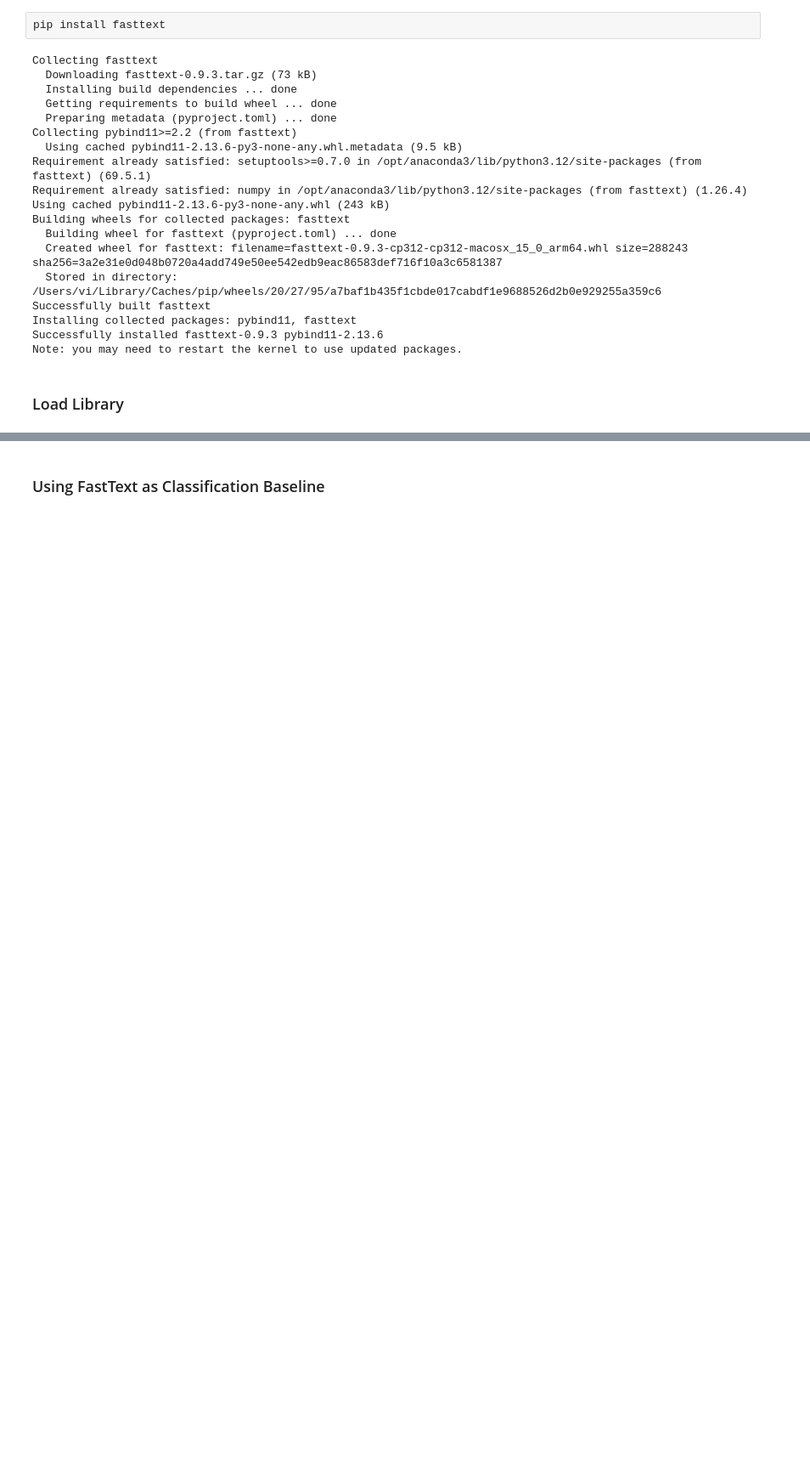
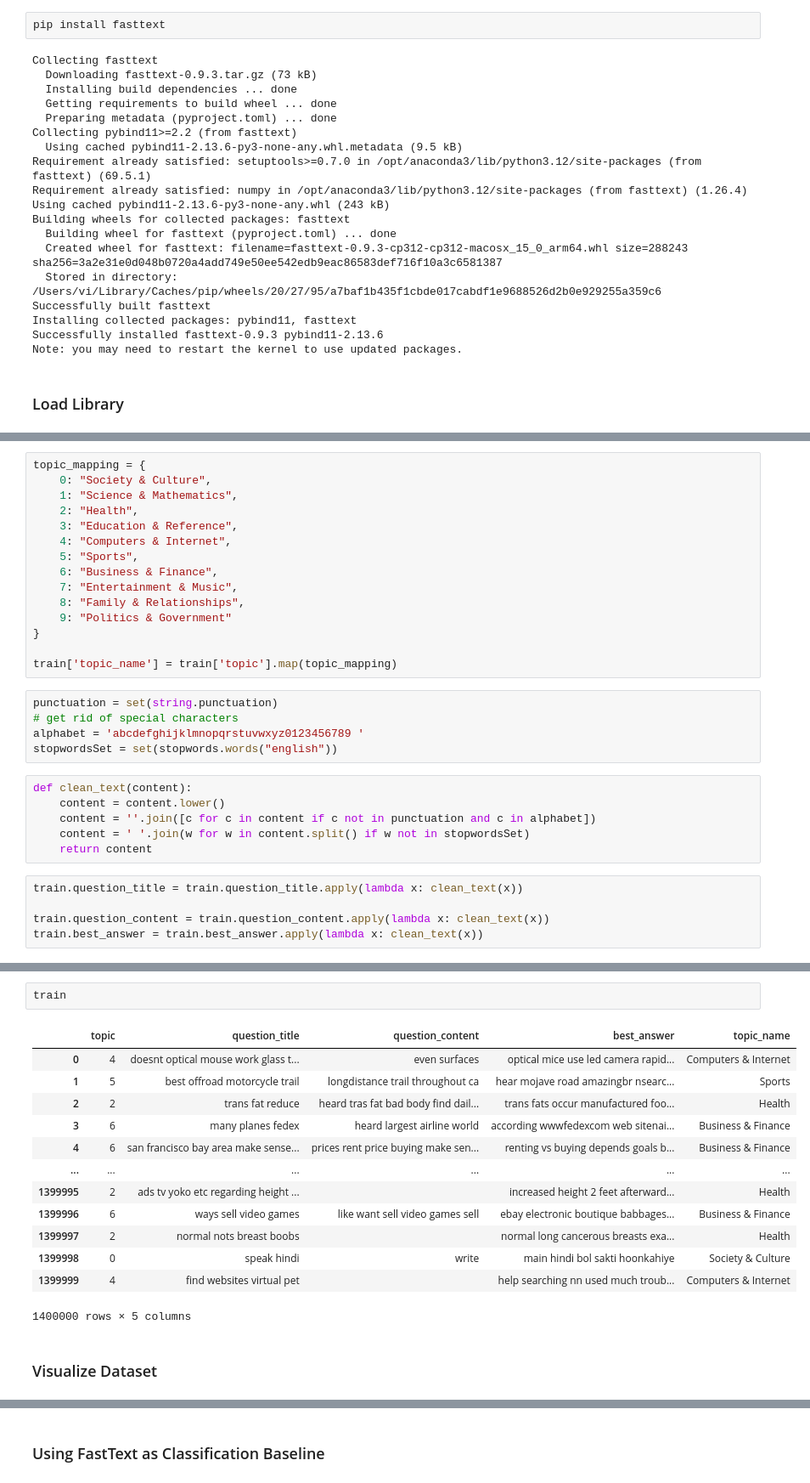
Before and after one commit to zikang-c/Yahoo-Answers-Topic-Classification, a Jupyter notebook: FastText.ipynb, the cells around one changed output, grey strips where cells are left out. Shown at 85% size. Saved outputs shown, nothing was run; the diff lists cells and outputs as text; blank space fills up the shorter version.

```diff
--- a/FastText.ipynb
+++ b/FastText.ipynb
@@ -31,0 +66,31 @@ from sklearn.metrics import accuracy_score
+# %%
+topic_mapping = {
+    0: "Society & Culture",
+    1: "Science & Mathematics",
+    2: "Health",
+    3: "Education & Reference",
+    4: "Computers & Internet",
+    5: "Sports",
+    6: "Business & Finance",
+    7: "Entertainment & Music",
+    8: "Family & Relationships",
+    9: "Politics & Government"
+}
+
+train['topic_name'] = train['topic'].map(topic_mapping)
+# %%
+punctuation = set(string.punctuation)
+# get rid of special characters
+alphabet = 'abcdefghijklmnopqrstuvwxyz0123456789 '
+stopwordsSet = set(stopwords.words("english"))
+# %%
+def clean_text(content):
+    content = content.lower()
+    content = ''.join([c for c in content if c not in punctuation and c in alphabet])
+    content = ' '.join(w for w in content.split() if w not in stopwordsSet)
+    return content
+# %%
+train.question_title = train.question_title.apply(lambda x: clean_text(x))
+
+train.question_content = train.question_content.apply(lambda x: clean_text(x))
+train.best_answer = train.best_answer.apply(lambda x: clean_text(x))
@@ -31,0 +115,18 @@ from sklearn.metrics import accuracy_score
+# %%
+train
+# %% [output]
+|  | topic | question_title | question_content | best_answer | topic_name |
+| 0 | 4 | doesnt optical mouse work glass t... | even surfaces | optical mice use led camera rapid... | Computers & Internet |
+| 1 | 5 | best offroad motorcycle trail | longdistance trail throughout ca | hear mojave road amazingbr nsearc... | Sports |
+| 2 | 2 | trans fat reduce | heard tras fat bad body find dail... | trans fats occur manufactured foo... | Health |
+| 3 | 6 | many planes fedex | heard largest airline world | according wwwfedexcom web sitenai... | Business & Finance |
+| 4 | 6 | san francisco bay area make sense... | prices rent price buying make sen... | renting vs buying depends goals b... | Business & Finance |
+| ... | ... | ... | ... | ... | ... |
+| 1399995 | 2 | ads tv yoko etc regarding height ... |  | increased height 2 feet afterward... | Health |
+| 1399996 | 6 | ways sell video games | like want sell video games sell | ebay electronic boutique babbages... | Business & Finance |
+| 1399997 | 2 | normal nots breast boobs |  | normal long cancerous breasts exa... | Health |
+| 1399998 | 0 | speak hindi | write | main hindi bol sakti hoonkahiye | Society & Culture |
+| 1399999 | 4 | find websites virtual pet |  | help searching nn used much troub... | Computers & Internet |
+1400000 rows × 5 columns
+# %% [markdown]
+### Visualize Dataset
```
Also changed, not shown: parts of 33 cells of this notebook, 1 other file.
